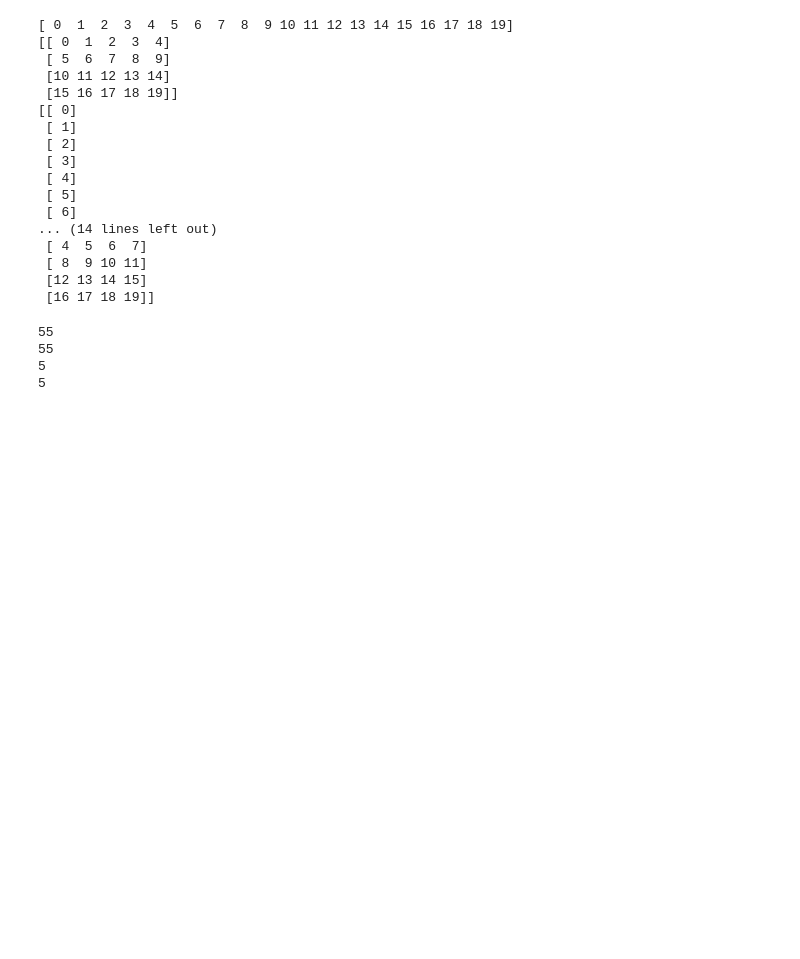
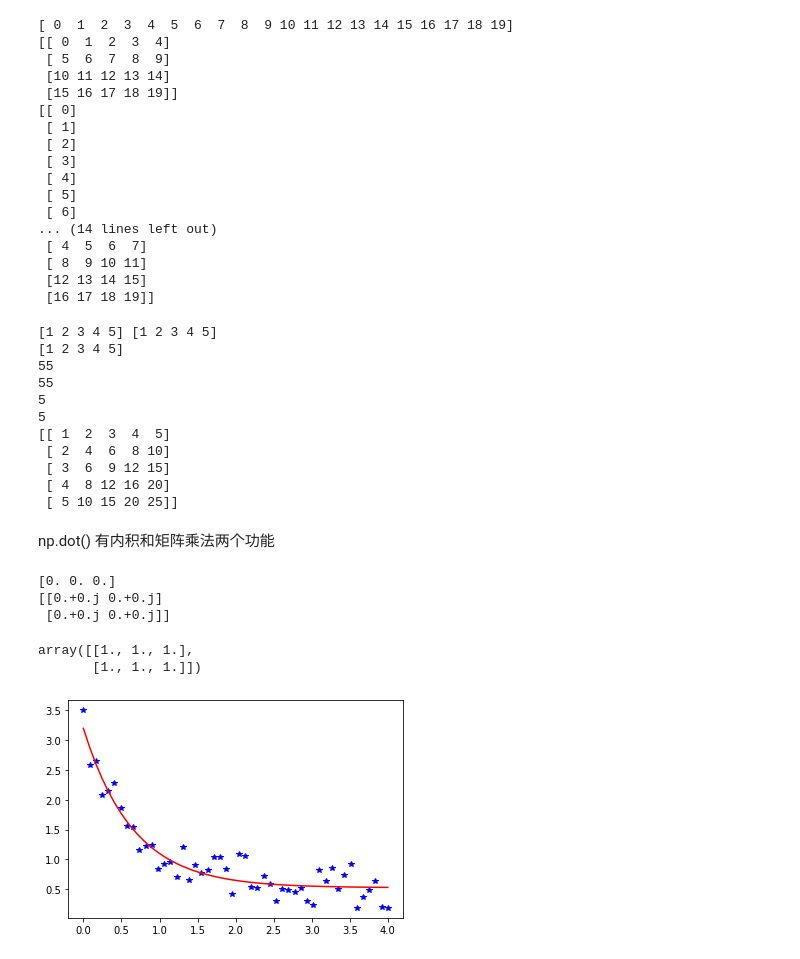
Before and after one commit to ymq2017/python_review, a Jupyter notebook: basic.ipynb, the cells around one changed output. Cells and saved outputs as stored; diff of their text form; code cells hidden in the pictures; blank space fills up the shorter version.

```diff
--- a/basic.ipynb
+++ b/basic.ipynb
@@ -315,6 +315,8 @@ print(d)
 import numpy as np
 a = np.array([1,2,3,4,5])
 b = a.copy()
+print(a,b)
+print(np.transpose(a))
 
 c1 = np.dot(np.transpose(a),b)
 print(c1)
@@ -322,8 +324,48 @@ c2 = np.dot(a,np.transpose(b))
 print(c2)
 print(a.size)
 print(b.size)
+
+ax = np.reshape(a,(5,1))
+bx = np.reshape(b,(1,5))
+c = np.dot(ax,bx)
+print(c)
 # %% [output]
+[1 2 3 4 5] [1 2 3 4 5]
+[1 2 3 4 5]
 55
 55
 5
 5
+[[ 1  2  3  4  5]
+ [ 2  4  6  8 10]
+ [ 3  6  9 12 15]
+ [ 4  8 12 16 20]
+ [ 5 10 15 20 25]]
+# %% [markdown]
+np.dot() 有内积和矩阵乘法两个功能
+# %%
+print(np.zeros(3))
+print(np.zeros((2,2),complex))
+np.ones((2,3))
+# %% [output]
+[0. 0. 0.]
+[[0.+0.j 0.+0.j]
+ [0.+0.j 0.+0.j]]
+array([[1., 1., 1.],
+       [1., 1., 1.]])
+# %%
+import numpy as np
+from scipy.optimize import curve_fit
+import matplotlib.pyplot as plt
+def func(x, a, b, c):
+    return a * np.exp(-b * x) + c
+xdata = np.linspace(0,4,50)
+y = func(xdata,2.5,1.3,0.5)
+ydata = y + 0.2 * np.random.normal(size=len(y))
+popt, pcov = curve_fit(func,xdata,ydata)
+plt.figure()
+plt.plot(xdata,ydata,'b*')
+plt.plot(xdata,func(xdata,popt[0],popt[1],popt[2]),'r-')
+plt.show()
+# %% [output]
+[figure, added]
```
Also changed, not shown: parts of 9 cells of this notebook.
